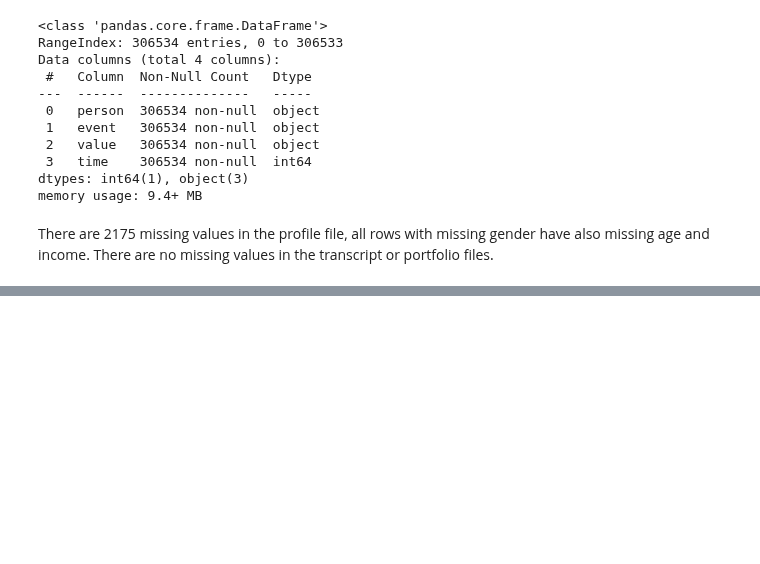
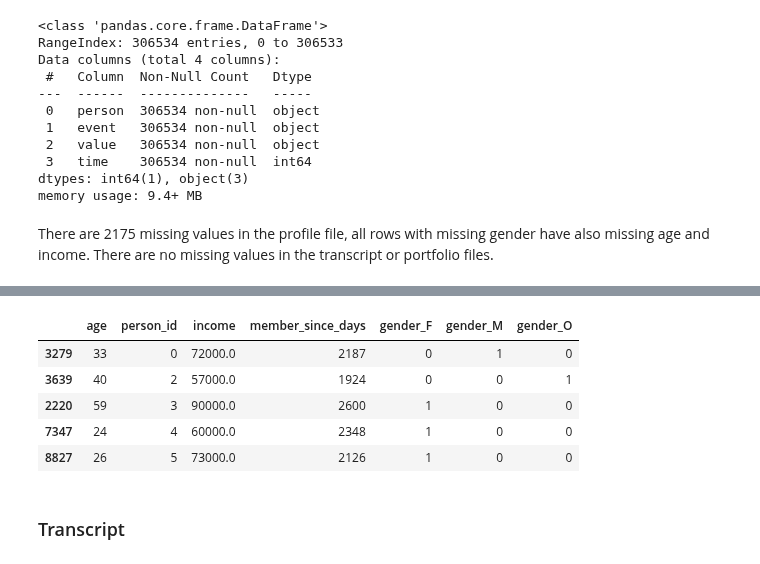
Before and after one commit to kubaid/dsnd-capstone-project, a Jupyter notebook: starbucks.ipynb, the cells around one changed output, grey strips where cells are left out. Cells and saved outputs as stored; diff of their text form; code cells hidden in the pictures; blank space fills up the shorter version.

```diff
--- a/starbucks.ipynb
+++ b/starbucks.ipynb
@@ -178,0 +224,25 @@ There are no missing values in the transcript or portfolio files.
+# %%
+# Replace the membership start date with the amount of days since that date
+profile['member_since_days'] = (pd.Timestamp.today() - pd.to_datetime(profile['became_member_on'].astype('str'))).dt.days
+profile.drop(columns='became_member_on', inplace=True)
+# %%
+# Get dummy variables for the only categorical gender column
+profile = pd.get_dummies(profile, dtype=np.uint8)
+# %%
+# Replace missing income and age values (coded as 118) with -1 (not needed if missing values have been dropped)
+profile.fillna(-1, inplace=True)
+profile['age'].replace(118, -1, inplace=True)
+# %%
+# Sort by person ID
+profile.sort_values('person_id', inplace=True)
+# %%
+profile.head()
+# %% [output]
+|  | age | person_id | income | member_since_days | gender_F | gender_M | gender_O |
+| 3279 | 33 | 0 | 72000.0 | 2187 | 0 | 1 | 0 |
+| 3639 | 40 | 2 | 57000.0 | 1924 | 0 | 0 | 1 |
+| 2220 | 59 | 3 | 90000.0 | 2600 | 1 | 0 | 0 |
+| 7347 | 24 | 4 | 60000.0 | 2348 | 1 | 0 | 0 |
+| 8827 | 26 | 5 | 73000.0 | 2126 | 1 | 0 | 0 |
+# %% [markdown]
+### Transcript
```
Also changed, not shown: parts of 23 cells of this notebook.
